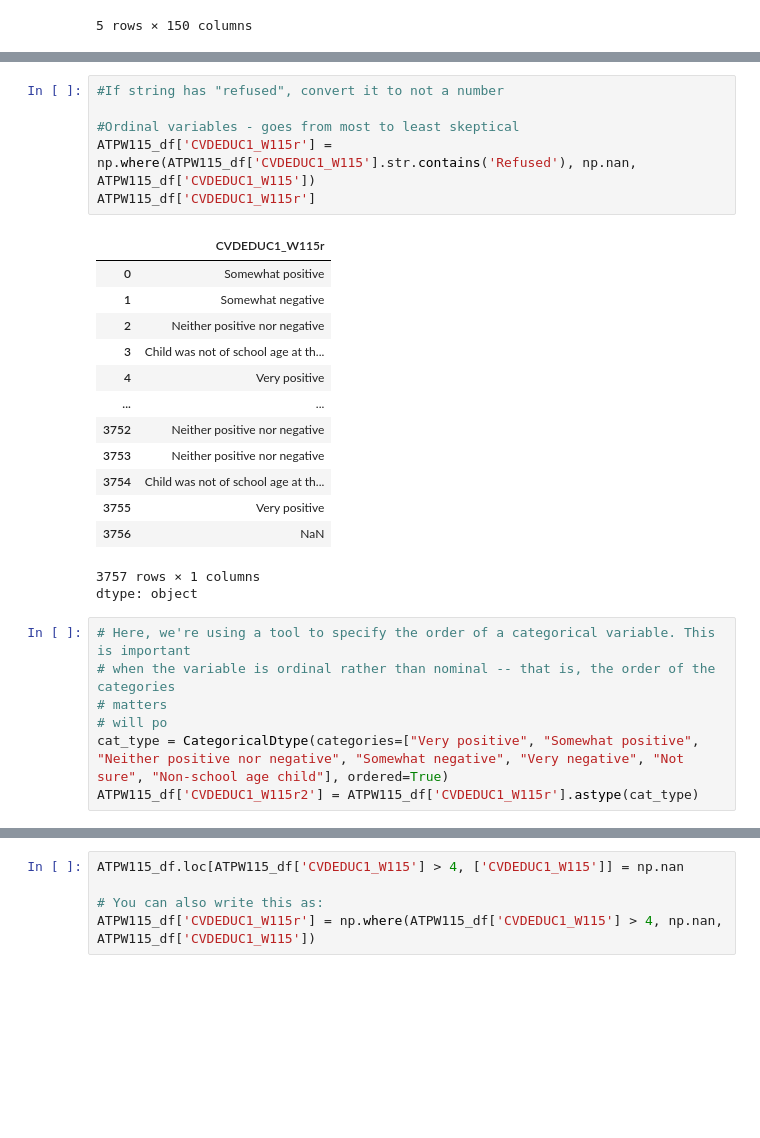
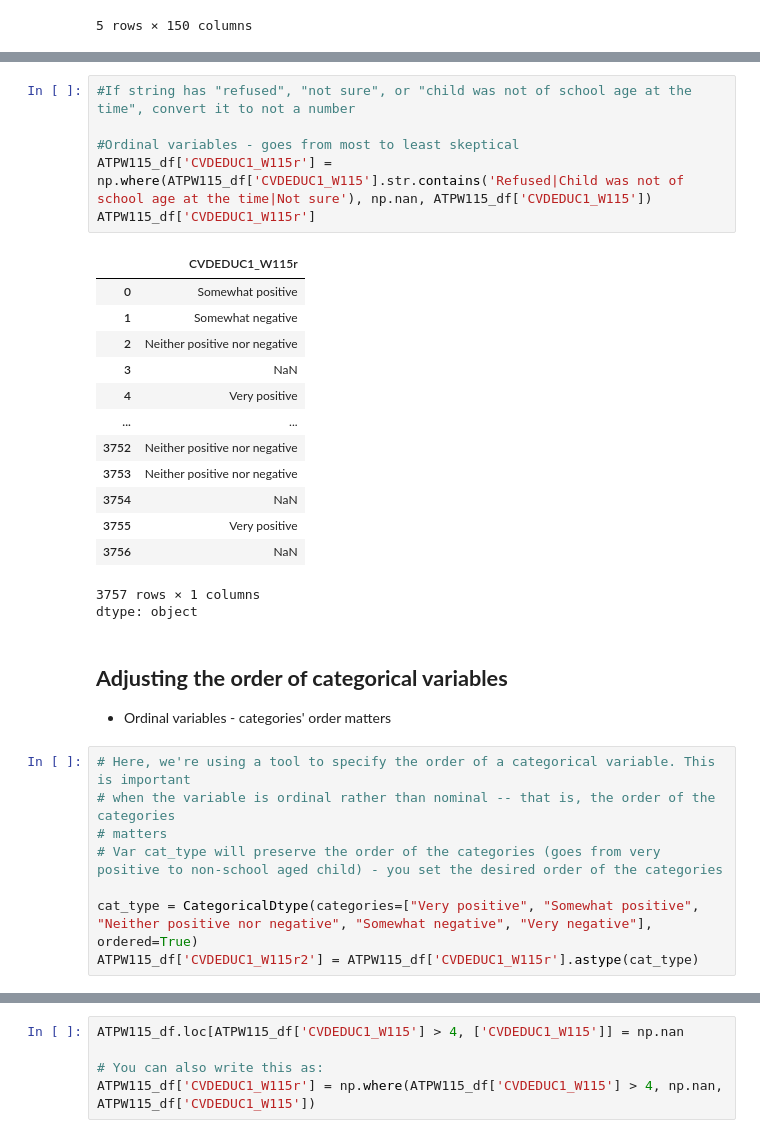
Before and after one commit to 550tealeaves/DATA-70500-working-with-data, a Jupyter notebook: HW5_SurveyDataAnalysisPew.ipynb, the cells around one changed output, grey strips where cells are left out. Drawn from its saved outputs; the diff is of its cells as text; blank space fills up the shorter version.

```diff
--- a/HW5_SurveyDataAnalysisPew.ipynb
+++ b/HW5_SurveyDataAnalysisPew.ipynb
@@ -87,28 +147,32 @@ dtype: category
 # %%
-#If string has "refused", convert it to not a number
+#If string has "refused", "not sure", or "child was not of school age at the time", convert it to not a number
 
 #Ordinal variables - goes from most to least skeptical
-ATPW115_df['CVDEDUC1_W115r'] = np.where(ATPW115_df['CVDEDUC1_W115'].str.contains('Refused'), np.nan, ATPW115_df['CVDEDUC1_W115'])
+ATPW115_df['CVDEDUC1_W115r'] = np.where(ATPW115_df['CVDEDUC1_W115'].str.contains('Refused|Child was not of school age at the time|Not sure'), np.nan, ATPW115_df['CVDEDUC1_W115'])
 ATPW115_df['CVDEDUC1_W115r']
 # %% [output]
 |  | CVDEDUC1_W115r |
 | 0 | Somewhat positive |
 | 1 | Somewhat negative |
 | 2 | Neither positive nor negative |
-| 3 | Child was not of school age at th... |
+| 3 | NaN |
 | 4 | Very positive |
 | ... | ... |
 | 3752 | Neither positive nor negative |
 | 3753 | Neither positive nor negative |
-| 3754 | Child was not of school age at th... |
+| 3754 | NaN |
 | 3755 | Very positive |
 | 3756 | NaN |
 3757 rows × 1 columns
 dtype: object
+# %% [markdown]
+## **Adjusting the order of categorical variables**
+- Ordinal variables - categories' order matters
 # %%
 # Here, we're using a tool to specify the order of a categorical variable. This is important
 # when the variable is ordinal rather than nominal -- that is, the order of the categories
 # matters
-# will po
-cat_type = CategoricalDtype(categories=["Very positive", "Somewhat positive", "Neither positive nor negative", "Somewhat negative", "Very negative", "Not sure", "Non-school age child"], ordered=True)
+# Var cat_type will preserve the order of the categories (goes from very positive to non-school aged child) - you set the desired order of the categories
+
+cat_type = CategoricalDtype(categories=["Very positive", "Somewhat positive", "Neither positive nor negative", "Somewhat negative", "Very negative"], ordered=True)
 ATPW115_df['CVDEDUC1_W115r2'] = ATPW115_df['CVDEDUC1_W115r'].astype(cat_type)
```
Also changed, not shown: parts of 36 cells of this notebook.
